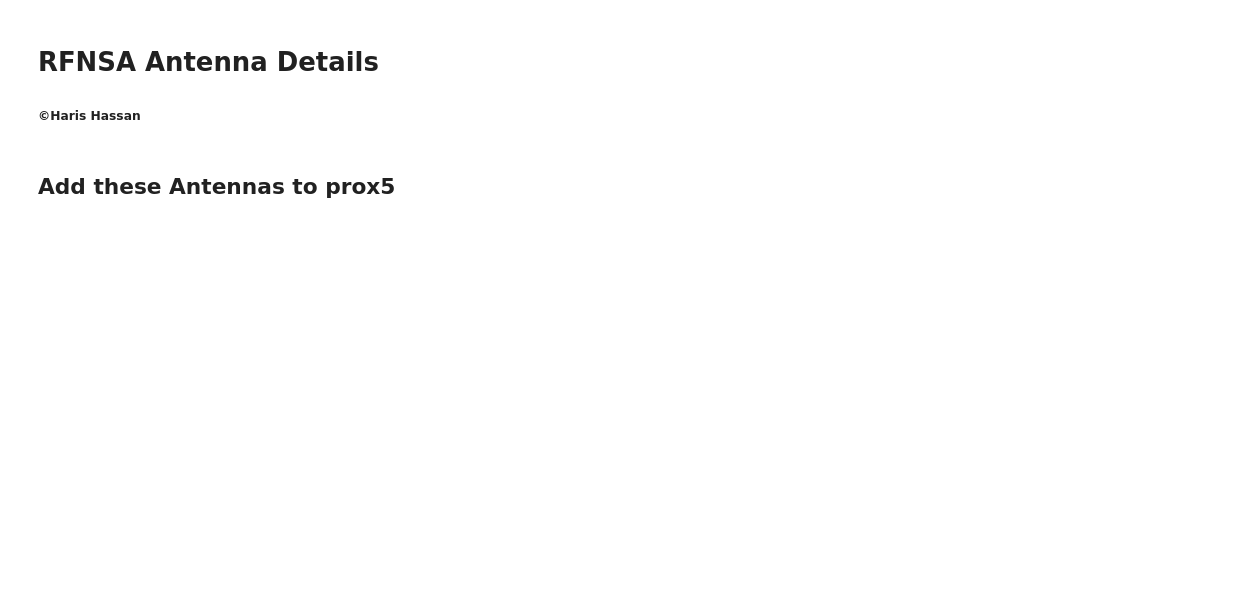
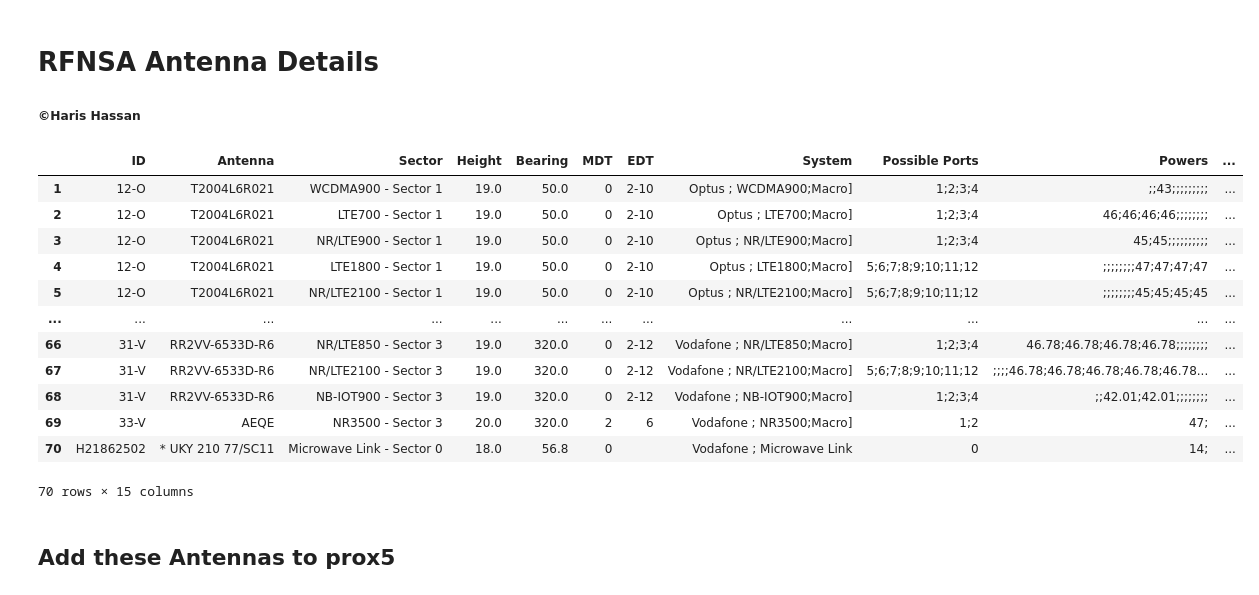
Before and after one commit to hassanharis/RFNSA-STAD-Wrangler, a Jupyter notebook: RFNSA Scrapper.ipynb, the cells around one changed output. Cells and saved outputs as stored; diff of their text form; code cells hidden in the pictures; blank space fills up the shorter version.

```diff
--- a/RFNSA Scrapper.ipynb
+++ b/RFNSA Scrapper.ipynb
@@ -97,6 +115,22 @@ for elm in df['Powers'].str.split(";"):
             temp_power.append([])
 
 df['Powers (W)'] = temp_power
+# %%
+display(df)
+# %% [output]
+|  | ID | Antenna | Sector | Height | Bearing | MDT | EDT | System | Possible Ports | Powers | ... |
+| 1 | 12-O | T2004L6R021 | WCDMA900 - Sector 1 | 19.0 | 50.0 | 0 | 2-10 | Optus ; WCDMA900;Macro] | 1;2;3;4 | ;;43;;;;;;;;; | ... |
+| 2 | 12-O | T2004L6R021 | LTE700 - Sector 1 | 19.0 | 50.0 | 0 | 2-10 | Optus ; LTE700;Macro] | 1;2;3;4 | 46;46;46;46;;;;;;;; | ... |
+| 3 | 12-O | T2004L6R021 | NR/LTE900 - Sector 1 | 19.0 | 50.0 | 0 | 2-10 | Optus ; NR/LTE900;Macro] | 1;2;3;4 | 45;45;;;;;;;;;; | ... |
+| 4 | 12-O | T2004L6R021 | LTE1800 - Sector 1 | 19.0 | 50.0 | 0 | 2-10 | Optus ; LTE1800;Macro] | 5;6;7;8;9;10;11;12 | ;;;;;;;;47;47;47;47 | ... |
+| 5 | 12-O | T2004L6R021 | NR/LTE2100 - Sector 1 | 19.0 | 50.0 | 0 | 2-10 | Optus ; NR/LTE2100;Macro] | 5;6;7;8;9;10;11;12 | ;;;;;;;;45;45;45;45 | ... |
+| ... | ... | ... | ... | ... | ... | ... | ... | ... | ... | ... | ... |
+| 66 | 31-V | RR2VV-6533D-R6 | NR/LTE850 - Sector 3 | 19.0 | 320.0 | 0 | 2-12 | Vodafone ; NR/LTE850;Macro] | 1;2;3;4 | 46.78;46.78;46.78;46.78;;;;;;;; | ... |
+| 67 | 31-V | RR2VV-6533D-R6 | NR/LTE2100 - Sector 3 | 19.0 | 320.0 | 0 | 2-12 | Vodafone ; NR/LTE2100;Macro] | 5;6;7;8;9;10;11;12 | ;;;;46.78;46.78;46.78;46.78;46.78... | ... |
+| 68 | 31-V | RR2VV-6533D-R6 | NB-IOT900 - Sector 3 | 19.0 | 320.0 | 0 | 2-12 | Vodafone ; NB-IOT900;Macro] | 1;2;3;4 | ;;42.01;42.01;;;;;;;; | ... |
+| 69 | 33-V | AEQE | NR3500 - Sector 3 | 20.0 | 320.0 | 2 | 6 | Vodafone ; NR3500;Macro] | 1;2 | 47; | ... |
+| 70 | H21862502 | * UKY 210 77/SC11 | Microwave Link - Sector 0 | 18.0 | 56.8 | 0 |  | Vodafone ; Microwave Link | 0 | 14; | ... |
+70 rows × 15 columns
 # %%
 ######## what should be the frequency? ########
 Assess_Freq_list = []
```
Also changed, not shown: parts of 10 cells of this notebook.
